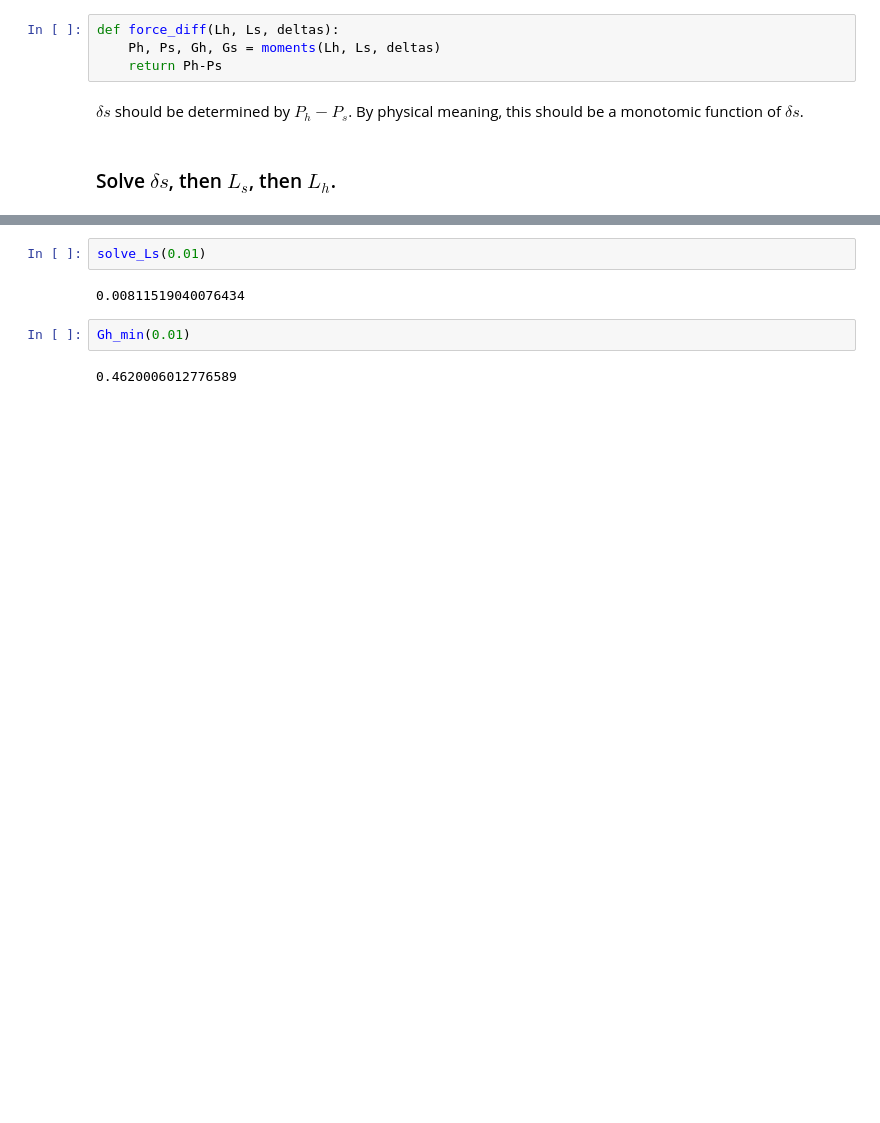
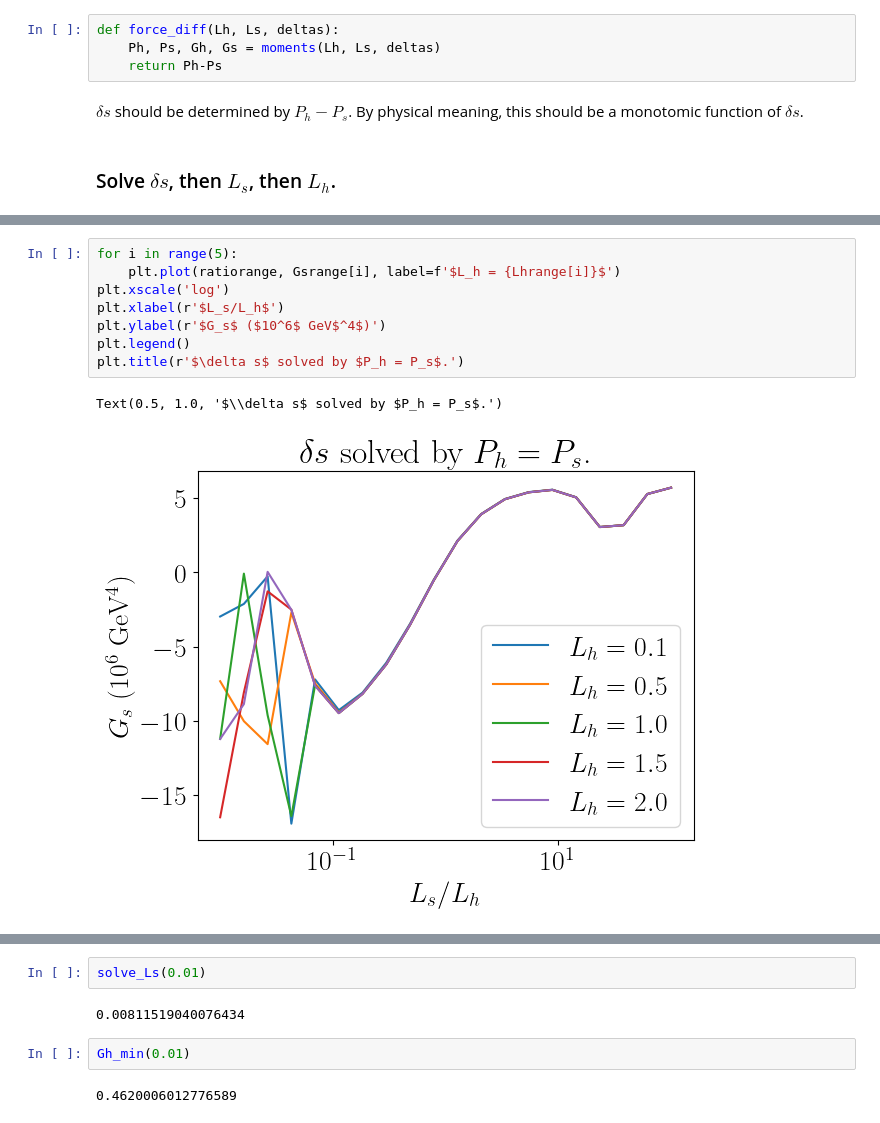
Before and after one commit to quarkquartet/Wall_velocity_LTE, a Jupyter notebook: moments.ipynb, the cells around one changed output, grey strips where cells are left out. Cells and saved outputs as stored; diff of their text form; blank space fills up the shorter version.

```diff
--- a/moments.ipynb
+++ b/moments.ipynb
@@ -211 +228,12 @@ As we can see in the following picture, $G_h$ is a monotomic function of $L_h$ f
+# %%
+for i in range(5):
+    plt.plot(ratiorange, Gsrange[i], label=f'$L_h = {Lhrange[i]}$')
+plt.xscale('log')
+plt.xlabel(r'$L_s/L_h$')
+plt.ylabel(r'$G_s$ ($10^6$ GeV$^4$)')
+plt.legend()
+plt.title(r'$\delta s$ solved by $P_h = P_s$.')
+# %% [output]
+Text(0.5, 1.0, '$\\delta s$ solved by $P_h = P_s$.')
+[figure, added]
 # %%
```
Also changed, not shown: parts of 24 cells of this notebook.
